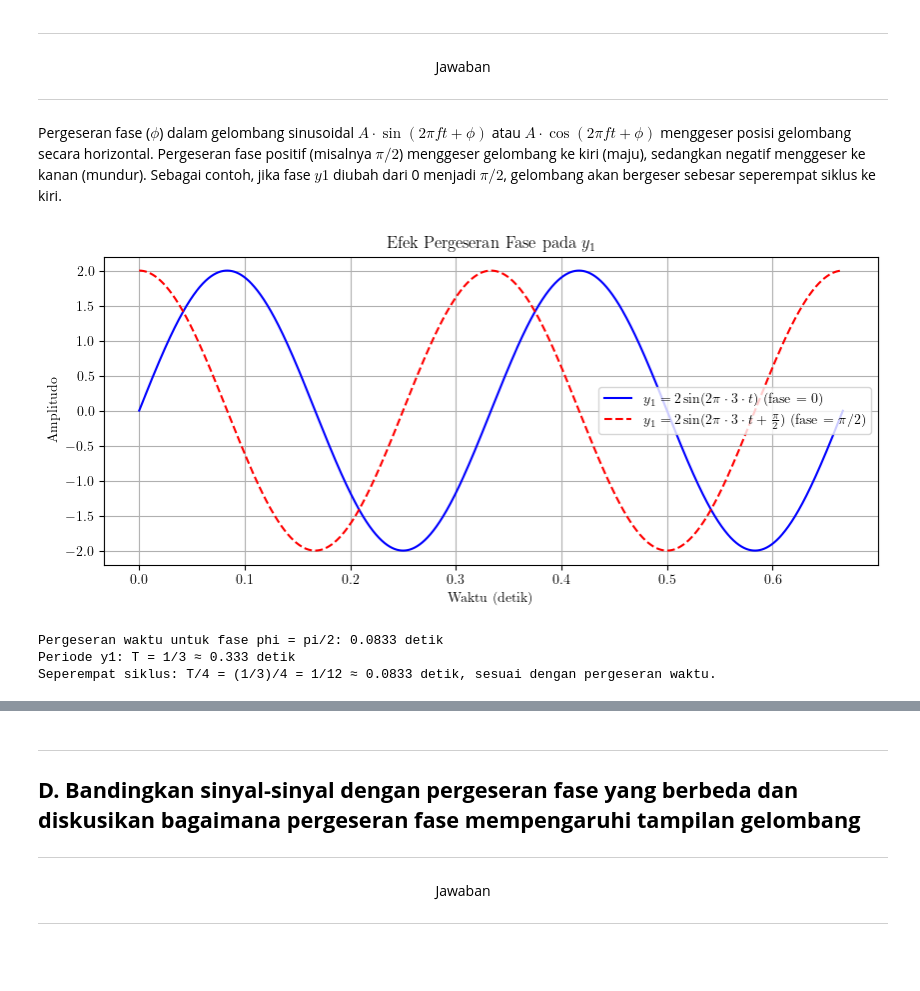
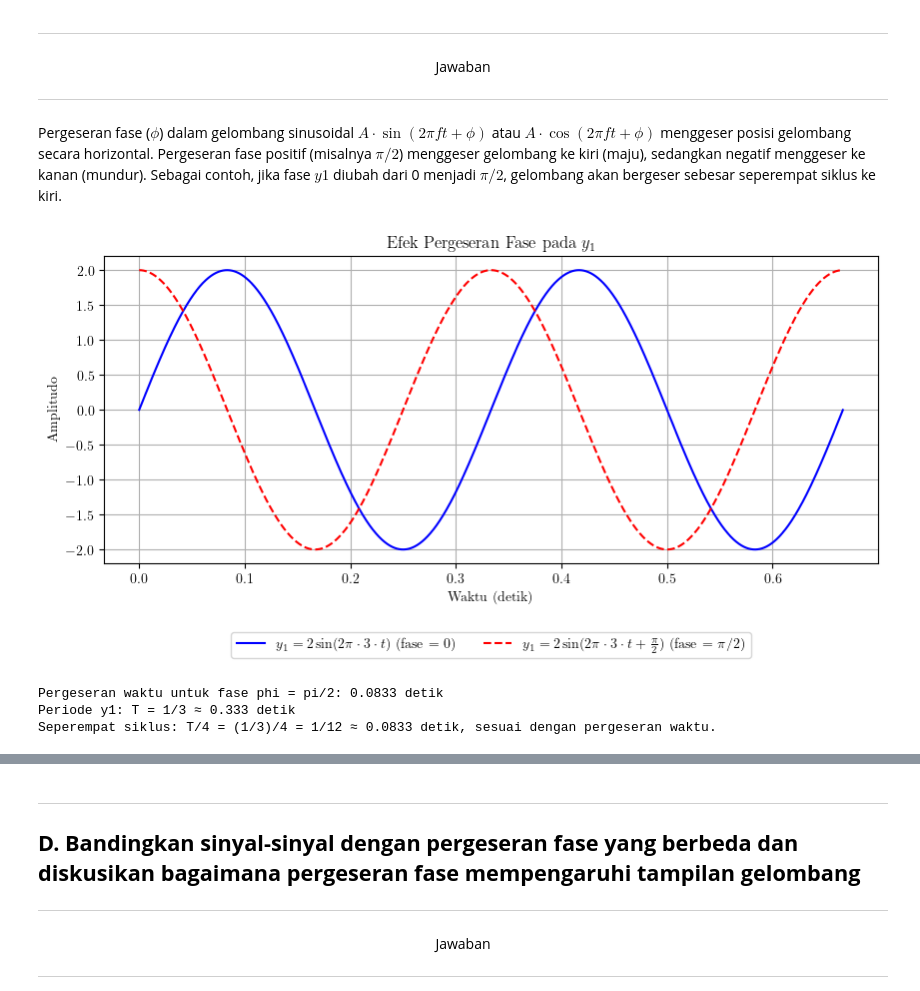
Before and after one commit to pataanggs/if3024, a Jupyter notebook: hands-on-01/1222140055_ho1.ipynb, the cells around one changed output, grey strips where cells are left out. Cells and saved outputs as stored; diff of their text form; code cells hidden in the pictures; blank space fills up the shorter version.

```diff
--- a/hands-on-01/1222140055_ho1.ipynb
+++ b/hands-on-01/1222140055_ho1.ipynb
@@ -215,35 +215,35 @@ t = np.arange(0, duration, step_size)  # Array waktu
 
 # Sinyal asli y1 dengan fase = 0
 y1_original = 2 * np.sin(2 * np.pi * 3 * t + 0)
 
 # Sinyal y1 dengan pergeseran fase = pi/2
 y1_shifted = 2 * np.sin(2 * np.pi * 3 * t + np.pi/2)
 
 # Konfigurasi LaTeX untuk Matplotlib (opsional, uncomment jika LaTeX terinstal)
 plt.rc('text', usetex=True)
 plt.rc('font', family='serif')
 
 # Plotting
 plt.figure(figsize=(10, 4))
 plt.plot(t, y1_original, label=r'$y_1 = 2 \sin(2\pi \cdot 3 \cdot t)$ (fase = 0)', color='blue')
 plt.plot(t, y1_shifted, label=r'$y_1 = 2 \sin(2\pi \cdot 3 \cdot t + \frac{\pi}{2})$ (fase = $\pi/2$)', color='red', linestyle='--')
 plt.title(r'Efek Pergeseran Fase pada $y_1$')
 plt.xlabel('Waktu (detik)')
 plt.ylabel('Amplitudo')
 plt.grid(True)
-plt.legend()
+plt.legend(loc='upper center', bbox_to_anchor=(0.5, -0.2), ncol=2)
 plt.show()
 
 
 # Hitung dan tampilkan pergeseran waktu
 f = 3  # Frekuensi y1
 phi = np.pi/2
 time_shift = phi / (2 * np.pi * f)
 print(f"Pergeseran waktu untuk fase phi = pi/2: {time_shift:.4f} detik")
 print(f"Periode y1: T = 1/3 ≈ 0.333 detik")
 print(f"Seperempat siklus: T/4 = (1/3)/4 = 1/12 ≈ 0.0833 detik, sesuai dengan pergeseran waktu.")
 # %% [output]
-[figure, old version]
+[figure, new version]
 Pergeseran waktu untuk fase phi = pi/2: 0.0833 detik
 Periode y1: T = 1/3 ≈ 0.333 detik
 Seperempat siklus: T/4 = (1/3)/4 = 1/12 ≈ 0.0833 detik, sesuai dengan pergeseran waktu.
```
Also changed, not shown: parts of 3 cells of this notebook, 2 other files.
